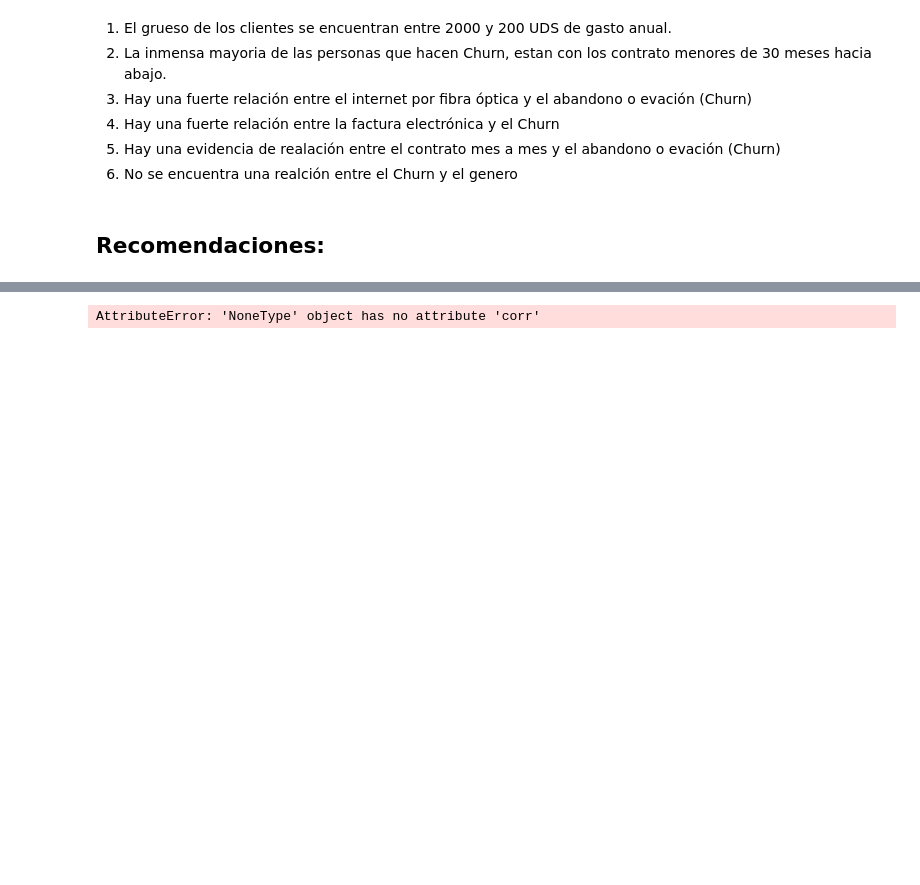
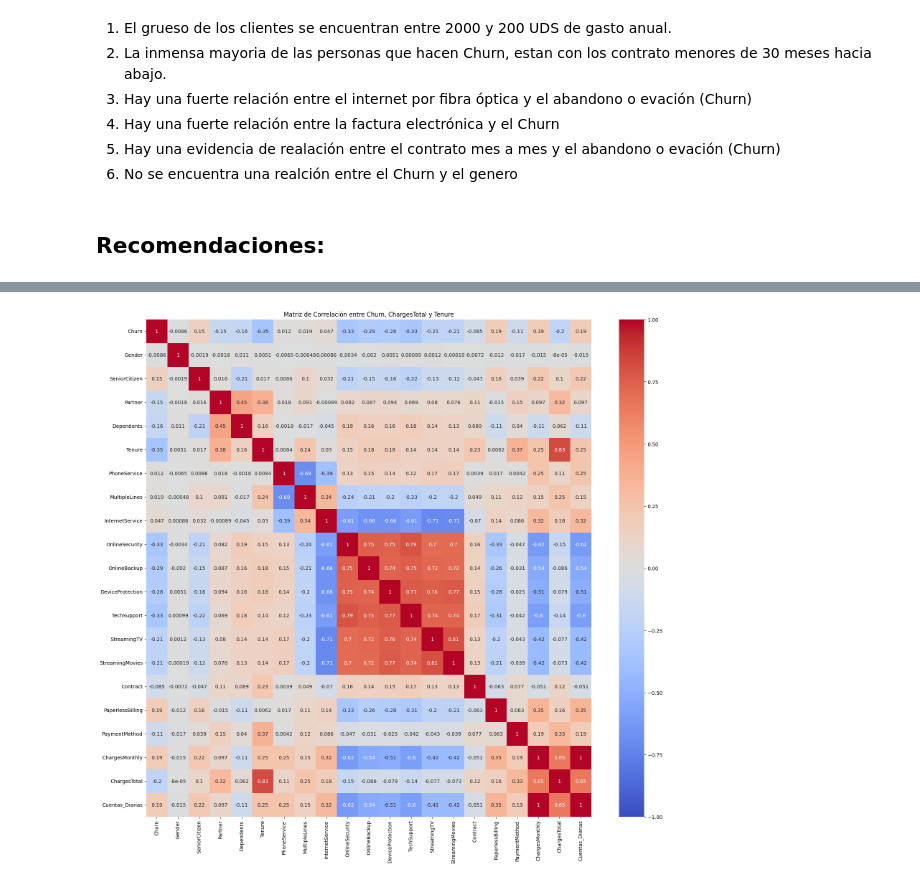
Before and after one commit to Cristiand056/Alura_Teleconx_LATAM, a Jupyter notebook: TelecomX_LATAM.ipynb, the cells around one changed output, grey strips where cells are left out. Saved outputs shown, nothing was run; the diff lists cells and outputs as text; code cells hidden in the pictures; blank space fills up the shorter version.

```diff
--- a/TelecomX_LATAM.ipynb
+++ b/TelecomX_LATAM.ipynb
@@ -361,4 +385,4 @@ AttributeError: 'NoneType' object has no attribute 'info'
+# %%
+df_completo.replace({'No internet service': 2}, inplace=True)
 # %%
 correlacion = df_completo.corr()
-# %% [output]
-AttributeError: 'NoneType' object has no attribute 'corr'
@@ -364,0 +391,7 @@ AttributeError: 'NoneType' object has no attribute 'corr'
+# %%
+plt.figure(figsize=(20, 18))
+sns.heatmap(correlacion, annot=True, cmap='coolwarm', vmin=-1, vmax=1)
+plt.title('Matriz de Correlación entre Churn, ChargesTotal y Tenure')
+plt.show()
+# %% [output]
+[figure, added]
```
Also changed, not shown: parts of 4 cells of this notebook.
